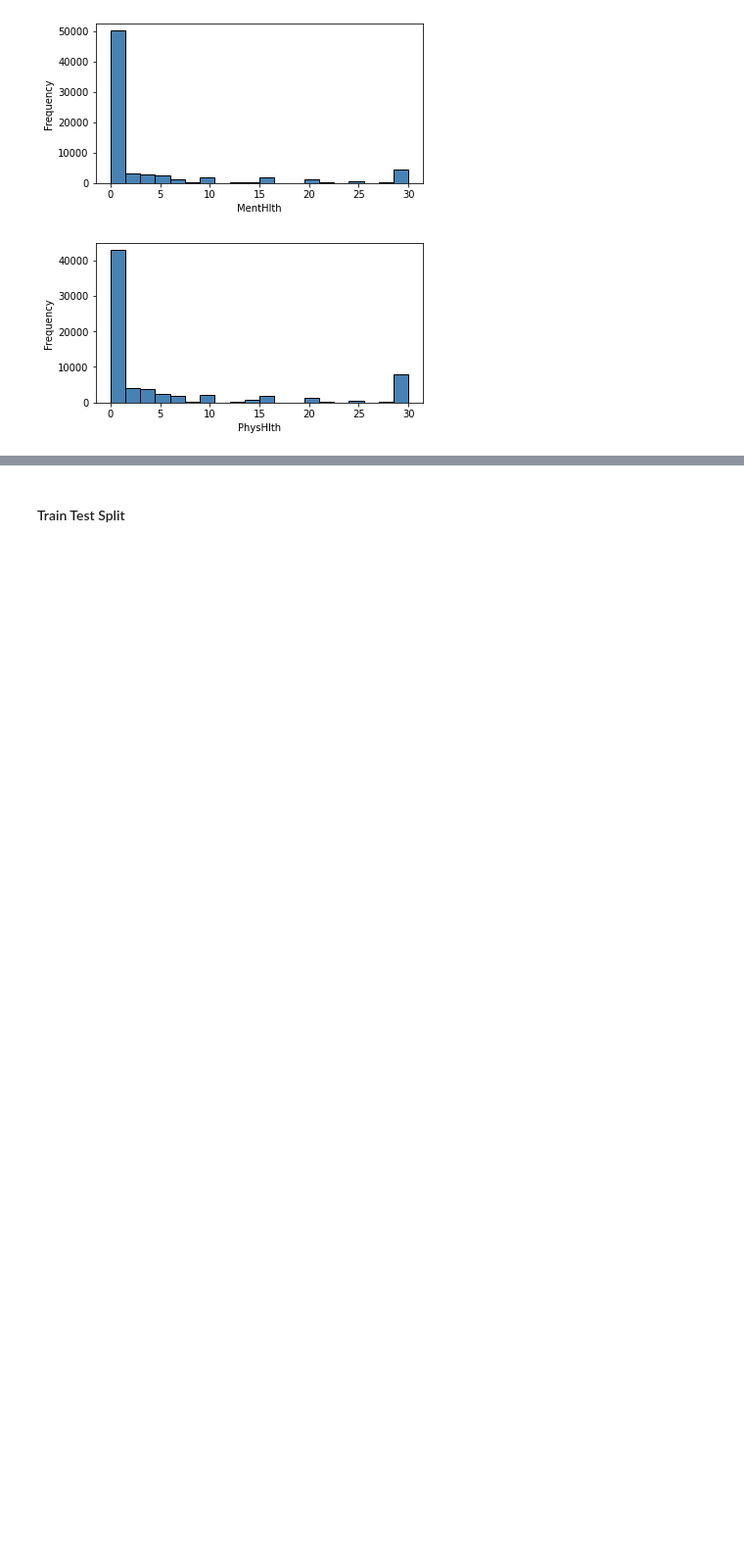
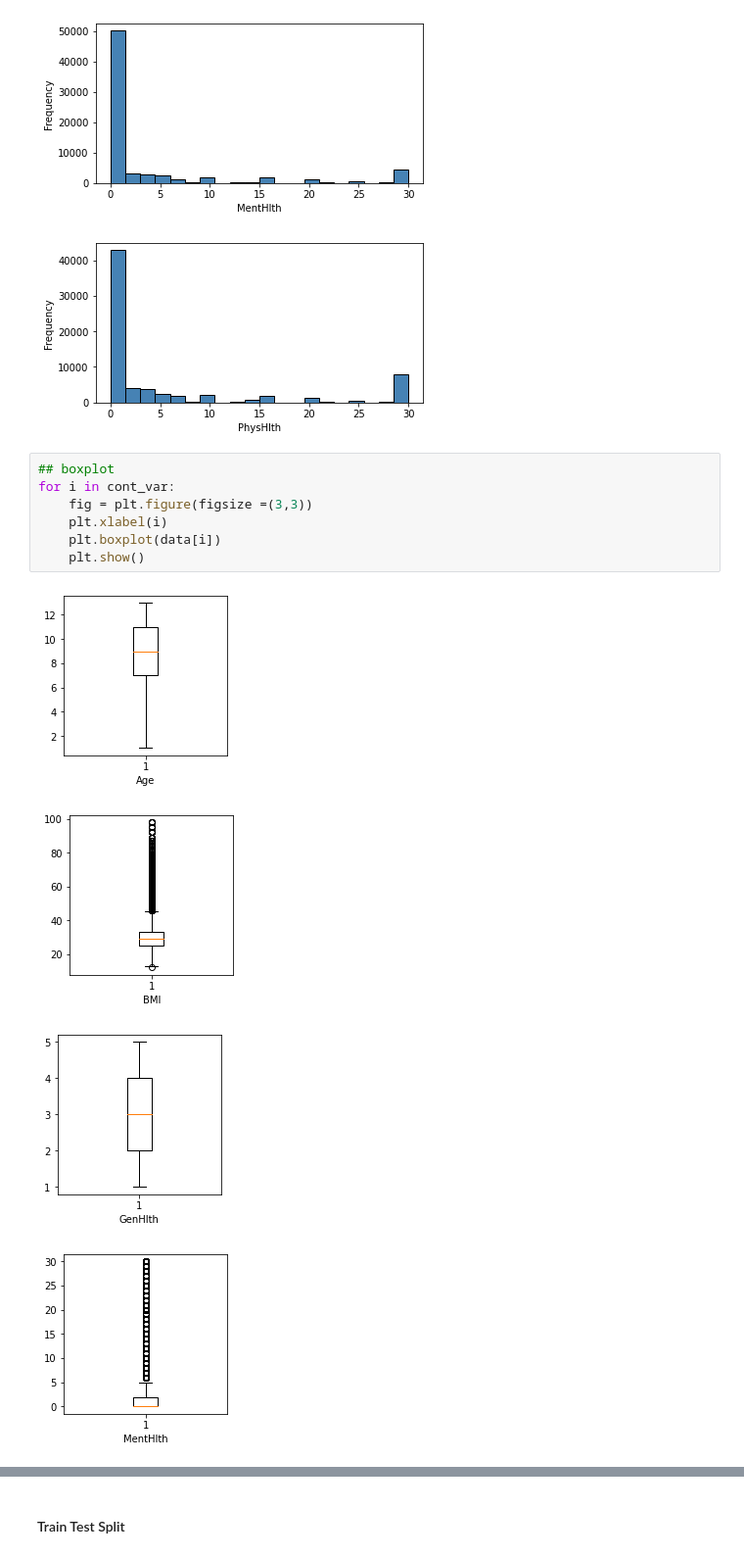
Before and after one commit to xyqiuchloe/BIS-634-Homework-XinyueQiu, a Jupyter notebook: final_project/final_project.ipynb, the cells around one changed output, grey strips where cells are left out. Shown at 98% size. Drawn from its saved outputs; the diff is of its cells as text; blank space fills up the shorter version.

```diff
--- a/final_project/final_project.ipynb
+++ b/final_project/final_project.ipynb
@@ -143,3 +205,15 @@ for i in cont_var:
 [figure]
 [figure]
 [figure]
+# %%
+## boxplot
+for i in cont_var:
+    fig = plt.figure(figsize =(3,3))
+    plt.xlabel(i)
+    plt.boxplot(data[i])
+    plt.show()
+# %% [output]
+[figure, added]
+[figure, added]
+[figure, added]
+[figure, added]
```
Also changed, not shown: parts of 26 cells of this notebook.
